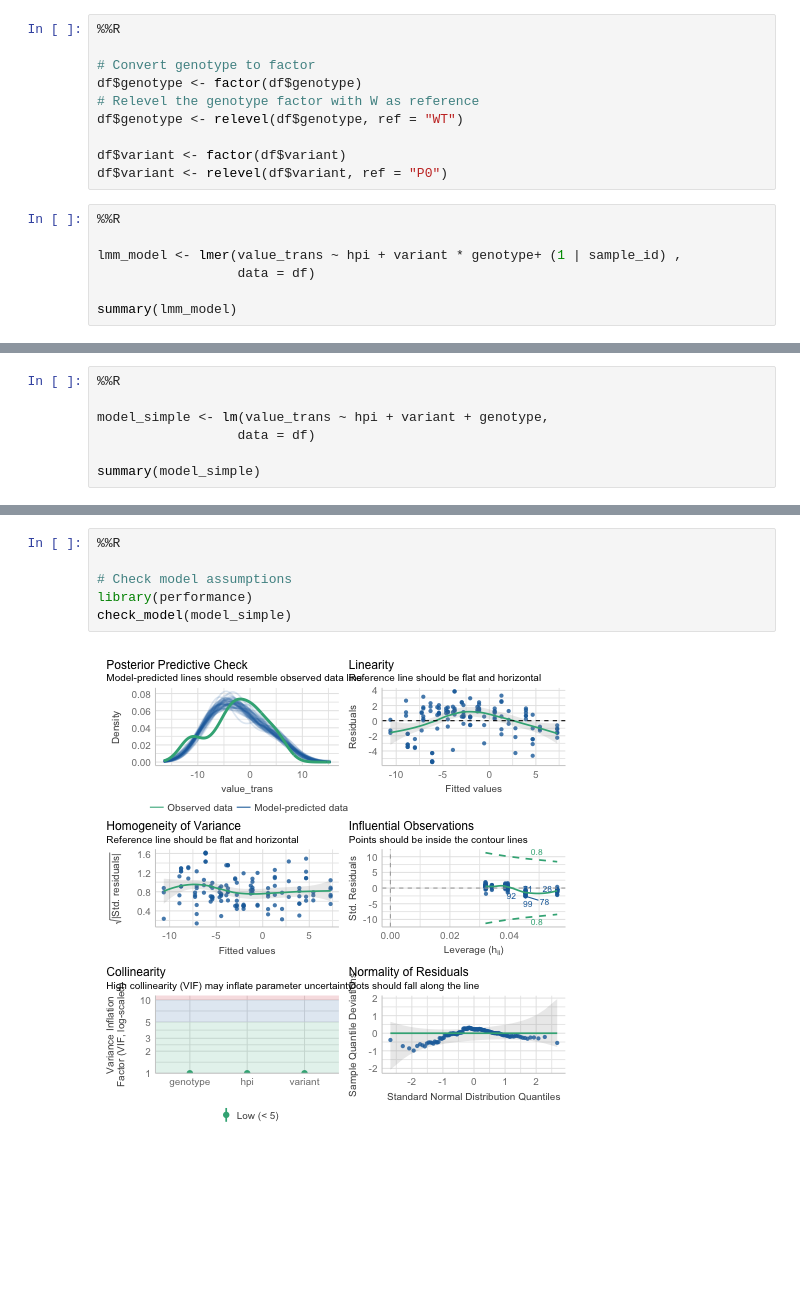
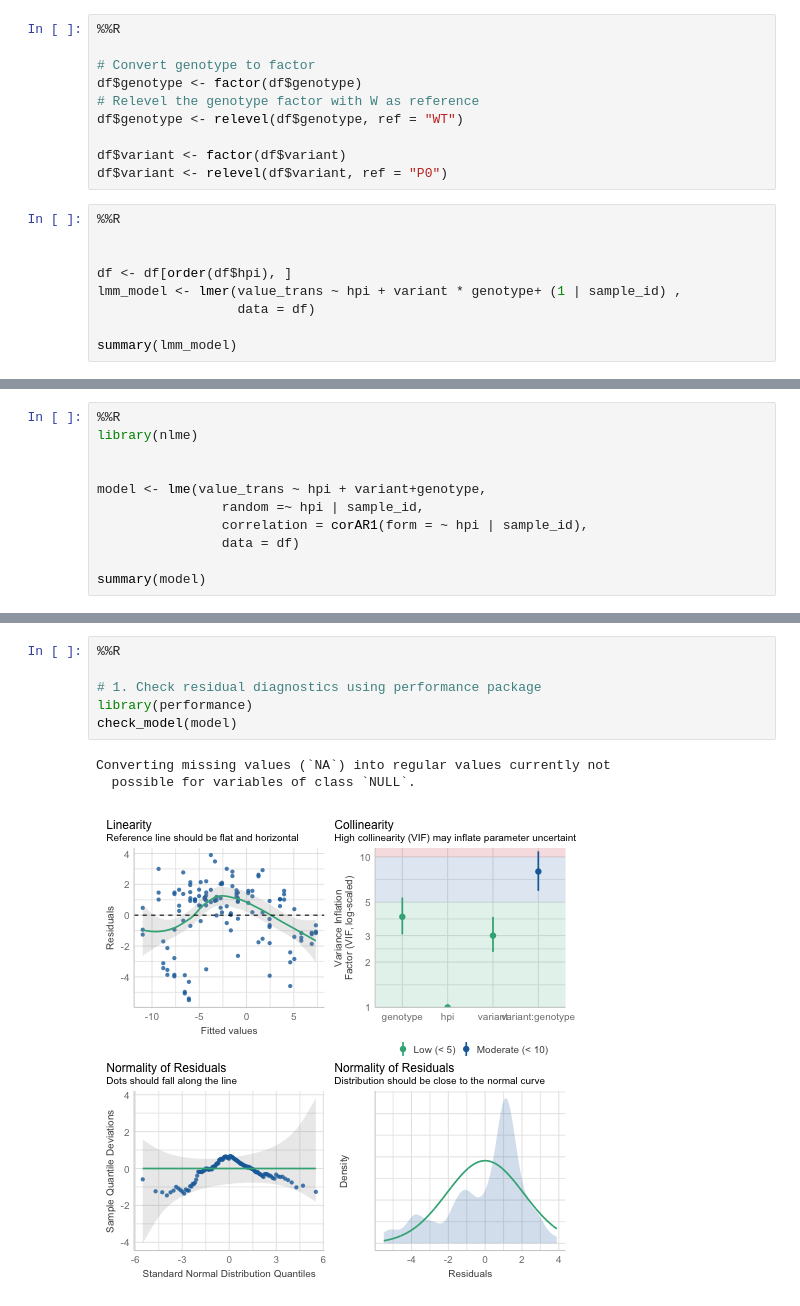
Before and after one commit to cbg-ethz/DCV-CrPV-cGAS-STING-pathway-data-analysis, a Jupyter notebook: workflow/notebooks/crpv__growth_curve_stats.ipynb, the cells around one changed output, grey strips where cells are left out. Saved outputs shown, nothing was run; the diff lists cells and outputs as text; blank space fills up the shorter version.

```diff
--- a/workflow/notebooks/crpv__growth_curve_stats.ipynb
+++ b/workflow/notebooks/crpv__growth_curve_stats.ipynb
@@ -69,6 +58,8 @@ df$variant <- relevel(df$variant, ref = "P0")
 # %%
 %%R
 
+
+df <- df[order(df$hpi), ]
 lmm_model <- lmer(value_trans ~ hpi + variant * genotype+ (1 | sample_id) ,
                   data = df)
 
@@ -95,8 +109,12 @@ boundary (singular) fit: see ?isSingular
 # %%
 %%R
+library(nlme)
 
-model_simple <- lm(value_trans ~ hpi + variant + genotype,
-                  data = df)
 
-summary(model_simple)
+model <- lme(value_trans ~ hpi + variant+genotype,
+                random =~ hpi | sample_id,
+                correlation = corAR1(form = ~ hpi | sample_id),
+                data = df)
+
+summary(model)
 # %% [output]
@@ -123,8 +138,10 @@ F-statistic: 148.5 on 4 and 121 DF,  p-value: < 2.2e-16
 # %%
 %%R
 
-# Check model assumptions
+# 1. Check residual diagnostics using performance package
 library(performance)
-check_model(model_simple)
+check_model(model)
 # %% [output]
+Converting missing values (`NA`) into regular values currently not
+  possible for variables of class `NULL`.
-[figure, old version]
+[figure, new version]
```
Also changed, not shown: parts of 18 cells of this notebook, 4 other files.
